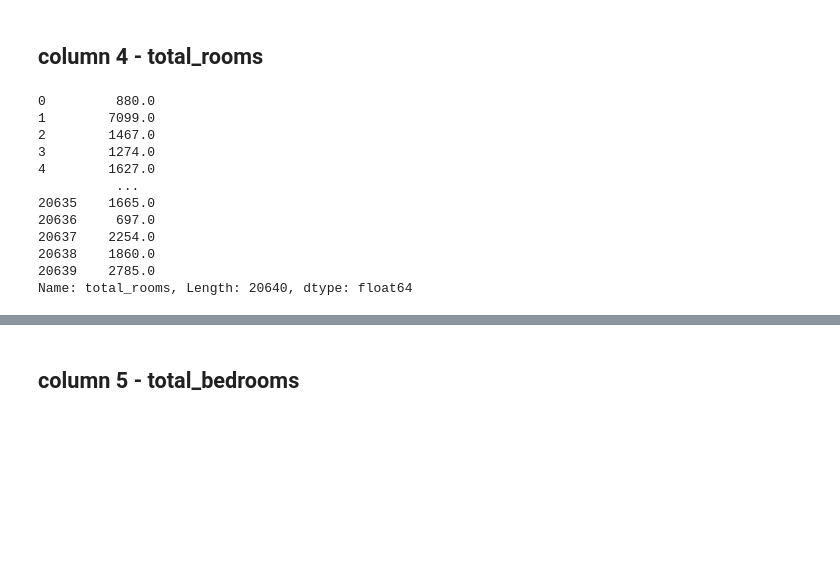
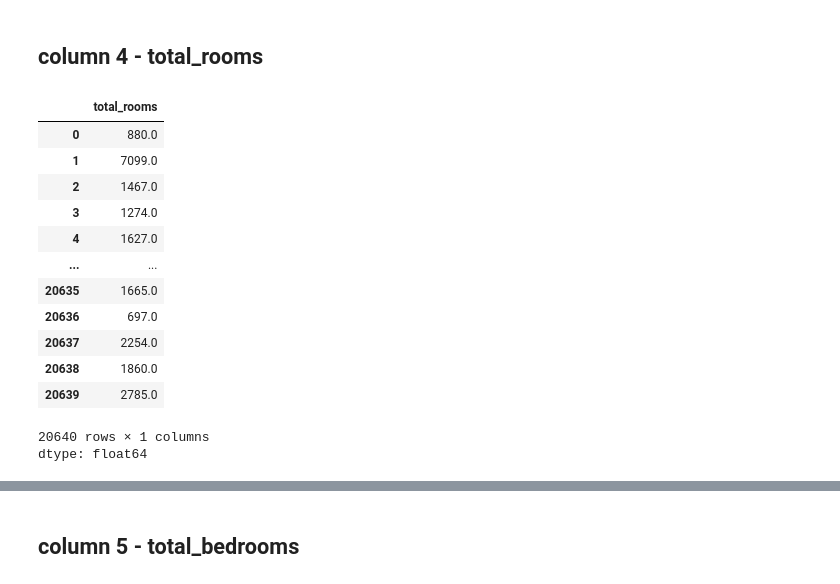
Before and after one commit to 2303A52012/2024-Stat-ML-Assignments, a Jupyter notebook: 2303A52012(SML)Assignment1.ipynb, the cells around one changed output, grey strips where cells are left out. Drawn from its saved outputs; the diff is of its cells as text; code cells hidden in the pictures; blank space fills up the shorter version.

```diff
--- a/2303A52012(SML)Assignment1.ipynb
+++ b/2303A52012(SML)Assignment1.ipynb
@@ -293,18 +336,21 @@ The kurtosis of housing_median_age data is = -0.8007255995444988
 # %% [markdown]
 ## column 4 - total_rooms
 # %%
-print(data['total_rooms'])
+total_rooms = data['total_rooms']
+total_rooms
 # %% [output]
+|  | total_rooms |
+| 0 | 880.0 |
+| 1 | 7099.0 |
+| 2 | 1467.0 |
+| 3 | 1274.0 |
+| 4 | 1627.0 |
+| ... | ... |
+| 20635 | 1665.0 |
+| 20636 | 697.0 |
+| 20637 | 2254.0 |
+| 20638 | 1860.0 |
+| 20639 | 2785.0 |
-0         880.0
-1        7099.0
-2        1467.0
-3        1274.0
-4        1627.0
-          ...
-20635    1665.0
-20636     697.0
-20637    2254.0
-20638    1860.0
-20639    2785.0
-Name: total_rooms, Length: 20640, dtype: float64
+20640 rows × 1 columns
+dtype: float64
 # %%
```
Also changed, not shown: parts of 22 cells of this notebook.
